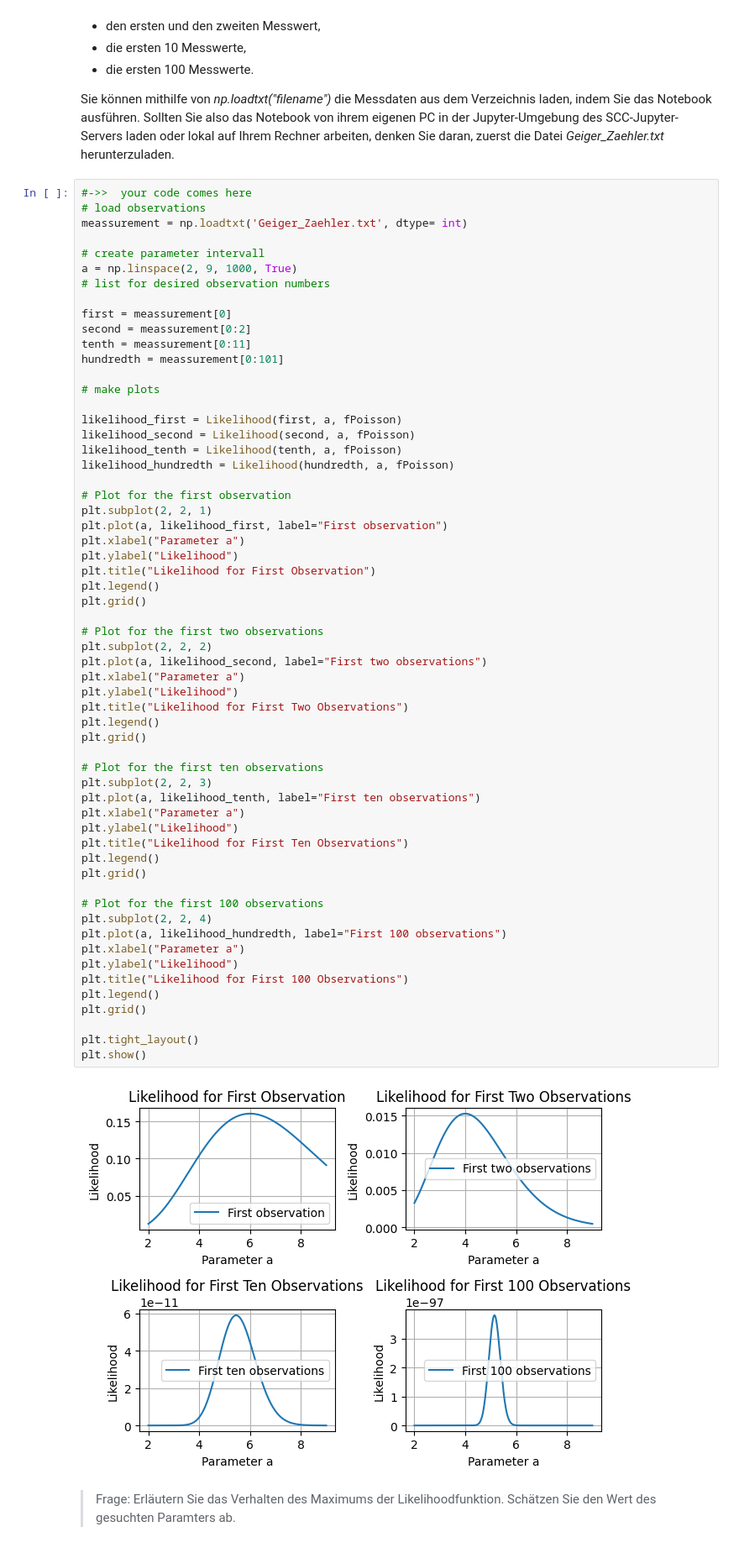
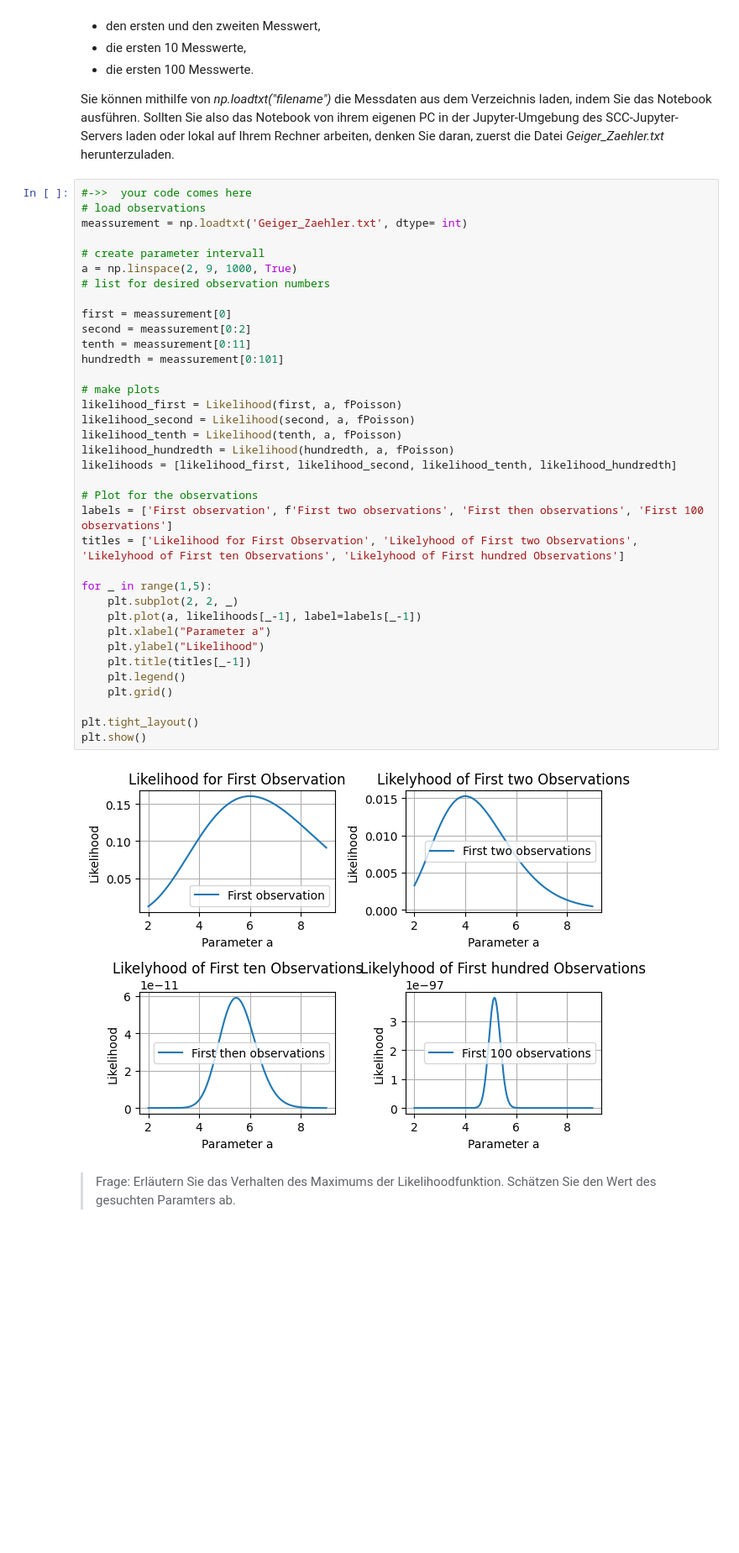
Before and after one commit to AlFa-Tier/Uni_codes, a Jupyter notebook: Stat. Datenauswertung/AufgabenBlätter/Blatt03/Blatt03.ipynb, the cells around one changed output. Shown at 84% size. Cells and saved outputs as stored; diff of their text form; blank space fills up the shorter version.

```diff
--- a/Stat. Datenauswertung/AufgabenBlätter/Blatt03/Blatt03.ipynb
+++ b/Stat. Datenauswertung/AufgabenBlätter/Blatt03/Blatt03.ipynb
@@ -393,64 +393,41 @@ Sie können mithilfe von *np.loadtxt("filename")* die Messdaten aus dem Verzeich
 # %%
 #->>  your code comes here
 # load observations
 meassurement = np.loadtxt('Geiger_Zaehler.txt', dtype= int)
 
 # create parameter intervall
 a = np.linspace(2, 9, 1000, True)
 # list for desired observation numbers
 
 first = meassurement[0]
 second = meassurement[0:2]
 tenth = meassurement[0:11]
 hundredth = meassurement[0:101]
 
 # make plots
-
 likelihood_first = Likelihood(first, a, fPoisson)
 likelihood_second = Likelihood(second, a, fPoisson)
 likelihood_tenth = Likelihood(tenth, a, fPoisson)
 likelihood_hundredth = Likelihood(hundredth, a, fPoisson)
+likelihoods = [likelihood_first, likelihood_second, likelihood_tenth, likelihood_hundredth]
 
-# Plot for the first observation
-plt.subplot(2, 2, 1)
-plt.plot(a, likelihood_first, label="First observation")
-plt.xlabel("Parameter a")
-plt.ylabel("Likelihood")
-plt.title("Likelihood for First Observation")
-plt.legend()
-plt.grid()
+# Plot for the observations
+labels = ['First observation', f'First two observations', 'First then observations', 'First 100 observations']
+titles = ['Likelihood for First Observation', 'Likelyhood of First two Observations', 'Likelyhood of First ten Observations', 'Likelyhood of First hundred Observations']
 
-# Plot for the first two observations
-plt.subplot(2, 2, 2)
-plt.plot(a, likelihood_second, label="First two observations")
-plt.xlabel("Parameter a")
-plt.ylabel("Likelihood")
-plt.title("Likelihood for First Two Observations")
-plt.legend()
-plt.grid()
-
-# Plot for the first ten observations
-plt.subplot(2, 2, 3)
-plt.plot(a, likelihood_tenth, label="First ten observations")
-plt.xlabel("Parameter a")
-plt.ylabel("Likelihood")
-plt.title("Likelihood for First Ten Observations")
-plt.legend()
-plt.grid()
-
-# Plot for the first 100 observations
-plt.subplot(2, 2, 4)
-plt.plot(a, likelihood_hundredth, label="First 100 observations")
-plt.xlabel("Parameter a")
-plt.ylabel("Likelihood")
-plt.title("Likelihood for First 100 Observations")
-plt.legend()
-plt.grid()
+for _ in range(1,5):
+	plt.subplot(2, 2, _)
+	plt.plot(a, likelihoods[_-1], label=labels[_-1])
+	plt.xlabel("Parameter a")
+	plt.ylabel("Likelihood")
+	plt.title(titles[_-1])
+	plt.legend()
+	plt.grid()
 
 plt.tight_layout()
 plt.show()
 # %% [output]
-[figure, old version]
+[figure, new version]
 # %% [markdown]
 > Frage: Erläutern Sie das Verhalten des Maximums der Likelihoodfunktion. Schätzen Sie den Wert des gesuchten Paramters ab.
 # %% [markdown]
```
Also changed, not shown: parts of 4 cells of this notebook.
